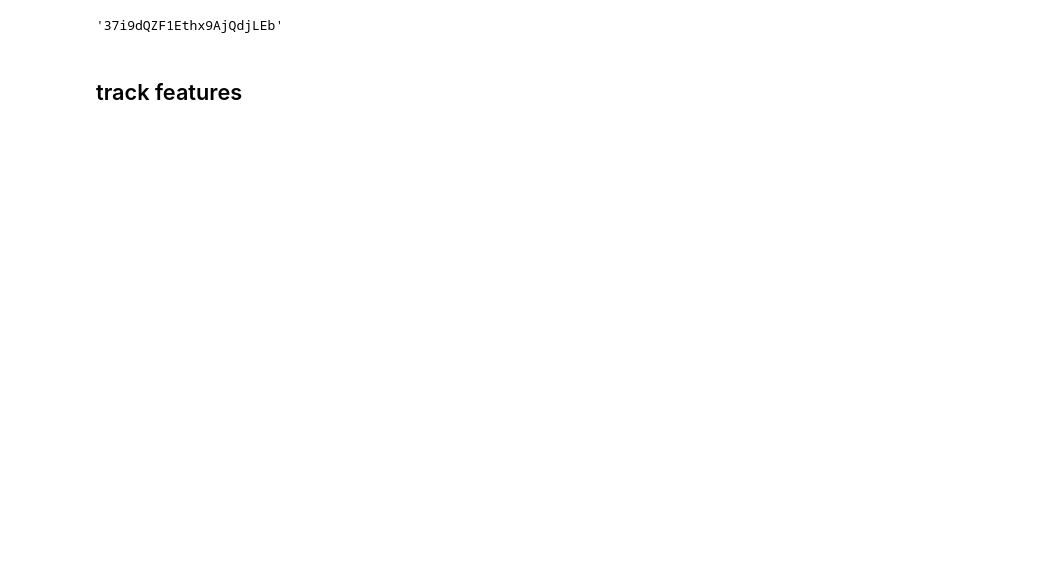
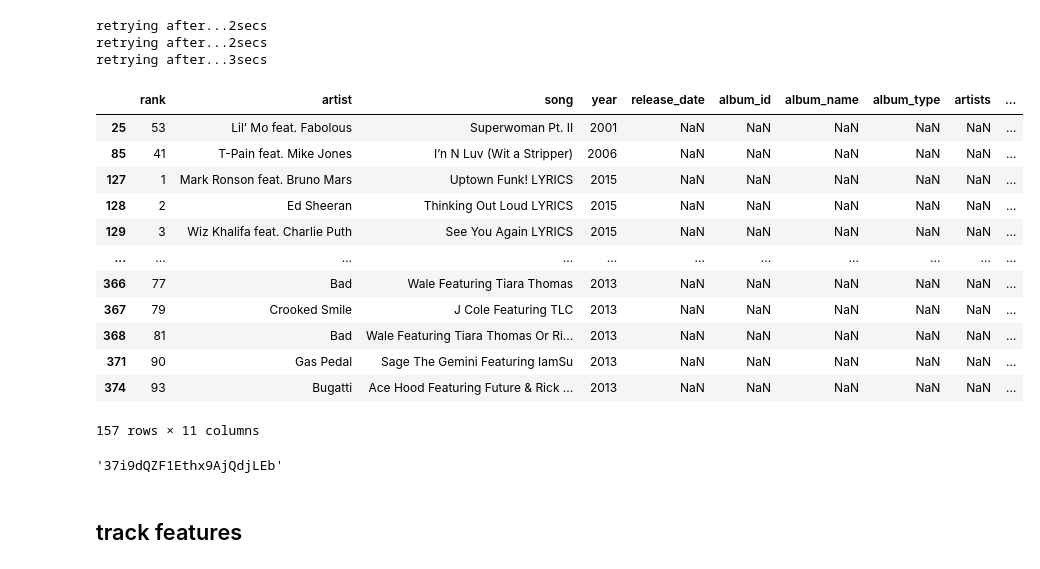
Before and after one commit to schlinkertc/Spotify, a Jupyter notebook: test.ipynb, the cells around one changed output. Saved outputs shown, nothing was run; the diff lists cells and outputs as text; code cells hidden in the pictures; blank space fills up the shorter version.

Commit message:
getting track ids for hit songs

```diff
--- a/test.ipynb
+++ b/test.ipynb
@@ -15,0 +59,2 @@ sp = spotipy.Spotify(
+# %%
+records = data.to_dict(orient='records')
@@ -15,0 +98,2 @@ sp = spotipy.Spotify(
+# %%
+data = pd.DataFrame.from_records(records)
@@ -15,0 +124,32 @@ sp = spotipy.Spotify(
+# %%
+#data = data.dropna().append(pd.DataFrame.from_records(errs))
+
+errs = data[data['track_id'].isna()==True].to_dict(orient='records')
+# %%
+for e in errs:
+    try:
+        e.update(get_song_info(e))
+    except:
+        continue
+# %% [output]
+retrying after...2secs
+retrying after...2secs
+retrying after...3secs
+# %%
+data = data.dropna().append(pd.DataFrame.from_records(errs))
+# %%
+data[data['track_id'].isna()==True]
+# %% [output]
+|  | rank | artist | song | year | release_date | album_id | album_name | album_type | artists | ... |
+| 25 | 53 | Lil’ Mo feat. Fabolous | Superwoman Pt. II | 2001 | NaN | NaN | NaN | NaN | NaN | ... |
+| 85 | 41 | T-Pain feat. Mike Jones | I’n N Luv (Wit a Stripper) | 2006 | NaN | NaN | NaN | NaN | NaN | ... |
+| 127 | 1 | Mark Ronson feat. Bruno Mars | Uptown Funk! LYRICS | 2015 | NaN | NaN | NaN | NaN | NaN | ... |
+| 128 | 2 | Ed Sheeran | Thinking Out Loud LYRICS | 2015 | NaN | NaN | NaN | NaN | NaN | ... |
+| 129 | 3 | Wiz Khalifa feat. Charlie Puth | See You Again LYRICS | 2015 | NaN | NaN | NaN | NaN | NaN | ... |
+| ... | ... | ... | ... | ... | ... | ... | ... | ... | ... | ... |
+| 366 | 77 | Bad | Wale Featuring Tiara Thomas | 2013 | NaN | NaN | NaN | NaN | NaN | ... |
+| 367 | 79 | Crooked Smile | J Cole Featuring TLC | 2013 | NaN | NaN | NaN | NaN | NaN | ... |
+| 368 | 81 | Bad | Wale Featuring Tiara Thomas Or Ri... | 2013 | NaN | NaN | NaN | NaN | NaN | ... |
+| 371 | 90 | Gas Pedal | Sage The Gemini Featuring IamSu | 2013 | NaN | NaN | NaN | NaN | NaN | ... |
+| 374 | 93 | Bugatti | Ace Hood Featuring Future & Rick ... | 2013 | NaN | NaN | NaN | NaN | NaN | ... |
+157 rows × 11 columns
```
Also changed, not shown: parts of 41 cells of this notebook, 2 other files.
